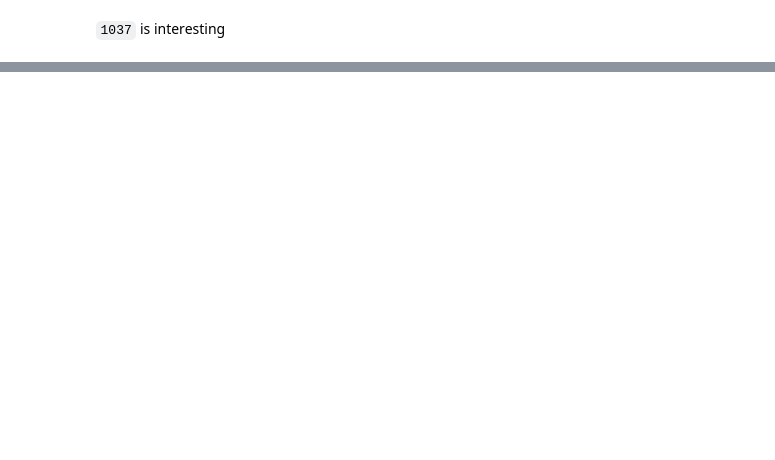
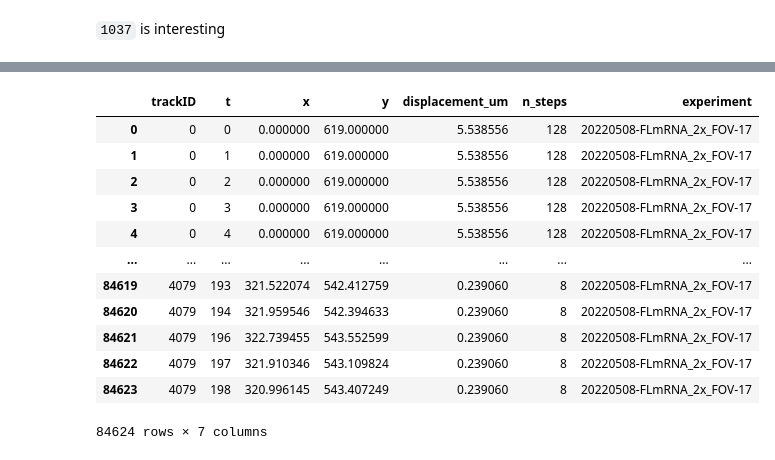
Before and after one commit to walterlab-um/RNA_SPT_in_cellular_condensates, a Jupyter notebook: Tracks-with-condensate_debugging.ipynb, the cells around one changed output, grey strips where cells are left out. Saved outputs shown, nothing was run; the diff lists cells and outputs as text; code cells hidden in the pictures; blank space fills up the shorter version.

```diff
--- a/Tracks-with-condensate_debugging.ipynb
+++ b/Tracks-with-condensate_debugging.ipynb
@@ -725,0 +767,16 @@ if not df_outlier.empty:
+# %%
+df_tracks_combined
+# %% [output]
+|  | trackID | t | x | y | displacement_um | n_steps | experiment |
+| 0 | 0 | 0 | 0.000000 | 619.000000 | 5.538556 | 128 | 20220508-FLmRNA_2x_FOV-17 |
+| 1 | 0 | 1 | 0.000000 | 619.000000 | 5.538556 | 128 | 20220508-FLmRNA_2x_FOV-17 |
+| 2 | 0 | 2 | 0.000000 | 619.000000 | 5.538556 | 128 | 20220508-FLmRNA_2x_FOV-17 |
+| 3 | 0 | 3 | 0.000000 | 619.000000 | 5.538556 | 128 | 20220508-FLmRNA_2x_FOV-17 |
+| 4 | 0 | 4 | 0.000000 | 619.000000 | 5.538556 | 128 | 20220508-FLmRNA_2x_FOV-17 |
+| ... | ... | ... | ... | ... | ... | ... | ... |
+| 84619 | 4079 | 193 | 321.522074 | 542.412759 | 0.239060 | 8 | 20220508-FLmRNA_2x_FOV-17 |
+| 84620 | 4079 | 194 | 321.959546 | 542.394633 | 0.239060 | 8 | 20220508-FLmRNA_2x_FOV-17 |
+| 84621 | 4079 | 196 | 322.739455 | 543.552599 | 0.239060 | 8 | 20220508-FLmRNA_2x_FOV-17 |
+| 84622 | 4079 | 197 | 321.910346 | 543.109824 | 0.239060 | 8 | 20220508-FLmRNA_2x_FOV-17 |
+| 84623 | 4079 | 198 | 320.996145 | 543.407249 | 0.239060 | 8 | 20220508-FLmRNA_2x_FOV-17 |
+84624 rows × 7 columns
```
Also changed, not shown: parts of 26 cells of this notebook, 2 other files.
